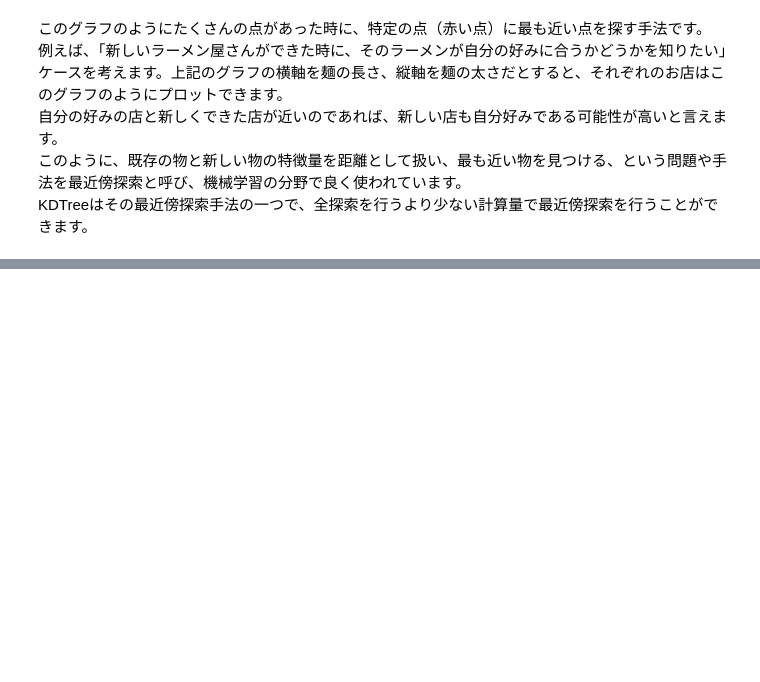
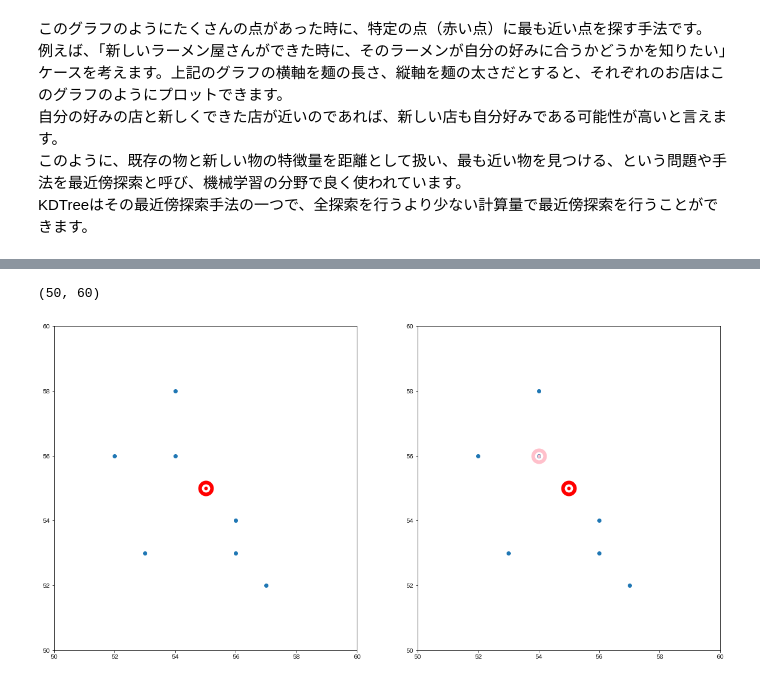
Before and after one commit to PythonBeginners/meetup009_2_Revival_PyData001, a Jupyter notebook: jupyter/meetup009_2_Revival_PyData001_pydata_chapter4.ipynb, the cells around one changed output, grey strips where cells are left out. Cells and saved outputs as stored; diff of their text form; code cells hidden in the pictures; blank space fills up the shorter version.

```diff
--- a/jupyter/meetup009_2_Revival_PyData001_pydata_chapter4.ipynb
+++ b/jupyter/meetup009_2_Revival_PyData001_pydata_chapter4.ipynb
@@ -302,0 +345,18 @@ pyplot.show()
+# %%
+from matplotlib import pyplot
+fig, (axL, axR) = pyplot.subplots(ncols=2, figsize=(20,10))
+
+axL.scatter(points[:, 0],points[:, 1])
+axL.scatter(new_point[0],new_point[1], c="red", linewidths="20")
+axL.set_xlim(50,60)
+axL.set_ylim(50,60)
+
+
+axR.scatter(points[:, 0],points[:, 1])
+axR.scatter(new_point[0],new_point[1], c="red", linewidths="20")
+axR.scatter(points[number, 0], points[number, 1], c="pink", linewidths="20")
+axR.set_xlim(50,60)
+axR.set_ylim(50,60)
+# %% [output]
+(50, 60)
+[figure, added]
```
Also changed, not shown: parts of 33 cells of this notebook, 1 other file.
